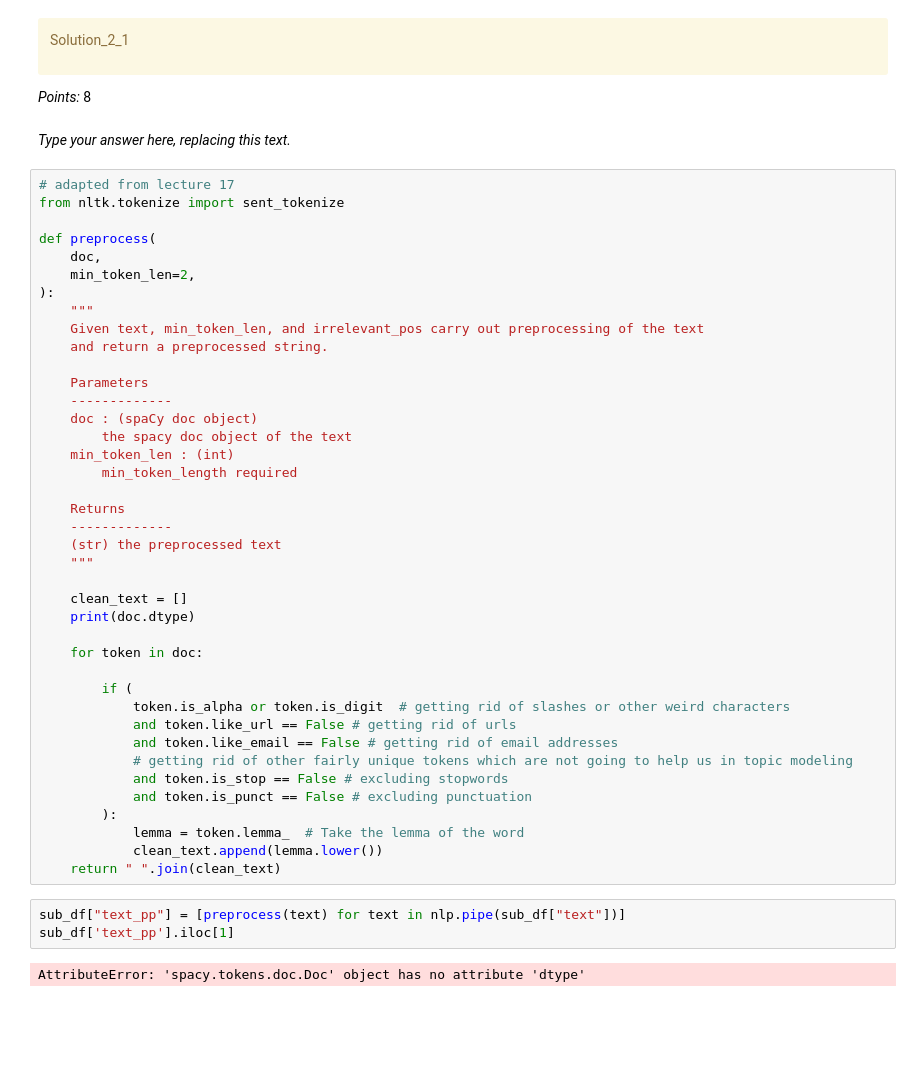
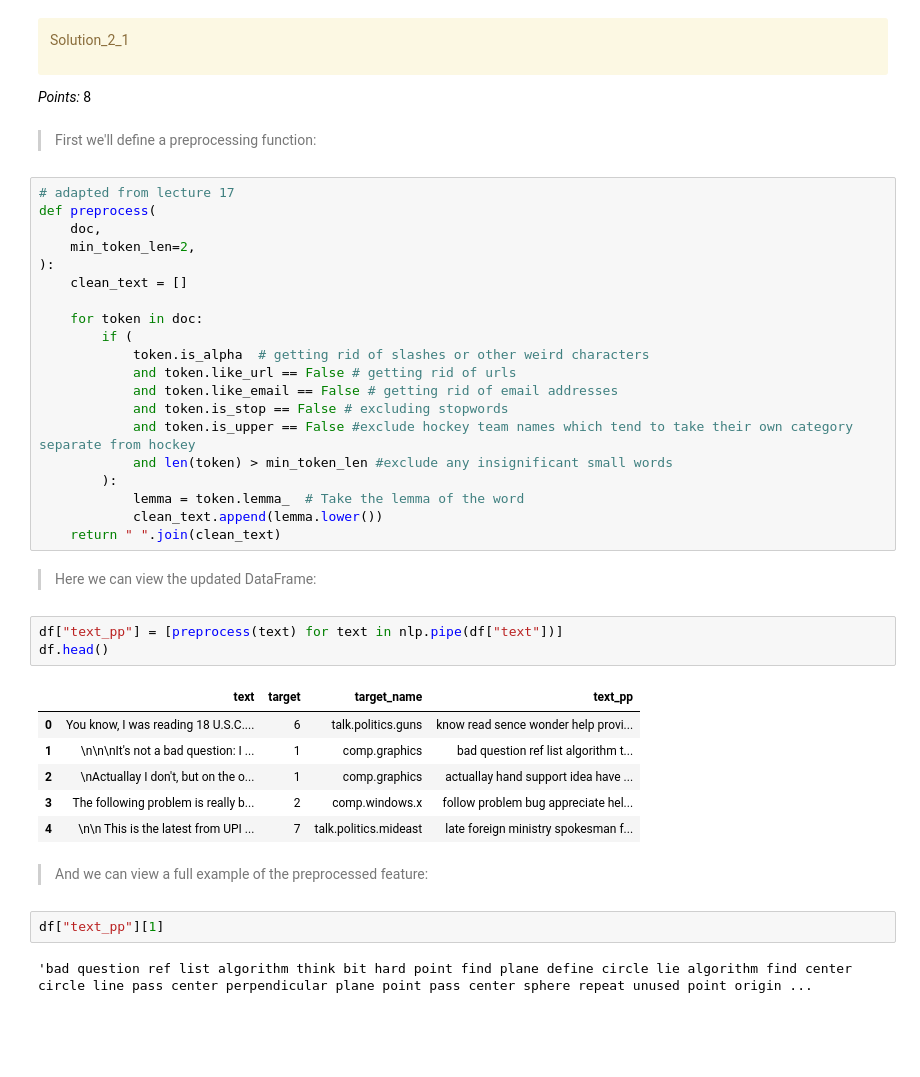
Before and after one commit to kaigg96/cpsc330-2023s, a Jupyter notebook: hw/hw7/hw7.ipynb, the cells around one changed output. Cells and saved outputs as stored; diff of their text form.

```diff
--- a/hw/hw7/hw7.ipynb
+++ b/hw/hw7/hw7.ipynb
@@ -607,53 +608,46 @@ Solution_2_1
 </div>
 
 _Points:_ 8
-# %% [markdown]
-_Type your answer here, replacing this text._
+# %% [markdown]
+> First we'll define a preprocessing function:
 # %%
 # adapted from lecture 17
-from nltk.tokenize import sent_tokenize
-
 def preprocess(
     doc,
     min_token_len=2,
 ):
-    """
-    Given text, min_token_len, and irrelevant_pos carry out preprocessing of the text
-    and return a preprocessed string.
-
-    Parameters
-    -------------
-    doc : (spaCy doc object)
-        the spacy doc object of the text
-    min_token_len : (int)
-        min_token_length required
-
-    Returns
-    -------------
-    (str) the preprocessed text
-    """
-
     clean_text = []
-    print(doc.dtype)
 
     for token in doc:
-
         if (
-            token.is_alpha or token.is_digit  # getting rid of slashes or other weird characters
+            token.is_alpha  # getting rid of slashes or other weird characters
             and token.like_url == False # getting rid of urls
             and token.like_email == False # getting rid of email addresses
-            # getting rid of other fairly unique tokens which are not going to help us in topic modeling
             and token.is_stop == False # excluding stopwords
-            and token.is_punct == False # excluding punctuation
+            and token.is_upper == False #exclude hockey team names which tend to take their own category separate from hockey
+            and len(token) > min_token_len #exclude any insignificant small words
         ):
             lemma = token.lemma_  # Take the lemma of the word
             clean_text.append(lemma.lower())
     return " ".join(clean_text)
+# %% [markdown]
+> Here we can view the updated DataFrame:
 # %%
-sub_df["text_pp"] = [preprocess(text) for text in nlp.pipe(sub_df["text"])]
-sub_df['text_pp'].iloc[1]
+df["text_pp"] = [preprocess(text) for text in nlp.pipe(df["text"])]
+df.head()
 # %% [output]
-AttributeError: 'spacy.tokens.doc.Doc' object has no attribute 'dtype'
+|  | text | target | target_name | text_pp |
+| 0 | You know, I was reading 18 U.S.C.... | 6 | talk.politics.guns | know read sence wonder help provi... |
+| 1 | \n\n\nIt's not a bad question: I ... | 1 | comp.graphics | bad question ref list algorithm t... |
+| 2 | \nActuallay I don't, but on the o... | 1 | comp.graphics | actuallay hand support idea have ... |
+| 3 | The following problem is really b... | 2 | comp.windows.x | follow problem bug appreciate hel... |
+| 4 | \n\n This is the latest from UPI ... | 7 | talk.politics.mideast | late foreign ministry spokesman f... |
+# %% [markdown]
+> And we can view a full example of the preprocessed feature:
+# %%
+df["text_pp"][1]
+# %% [output]
+'bad question ref list algorithm think bit hard point find plane define circle lie algorithm find center circle line pass center perpendicular plane point pass center sphere repeat unused point origin ...
 # %% [markdown]
 <!-- END QUESTION -->
 
```
Also changed, not shown: parts of 16 cells of this notebook, 2 other files.
